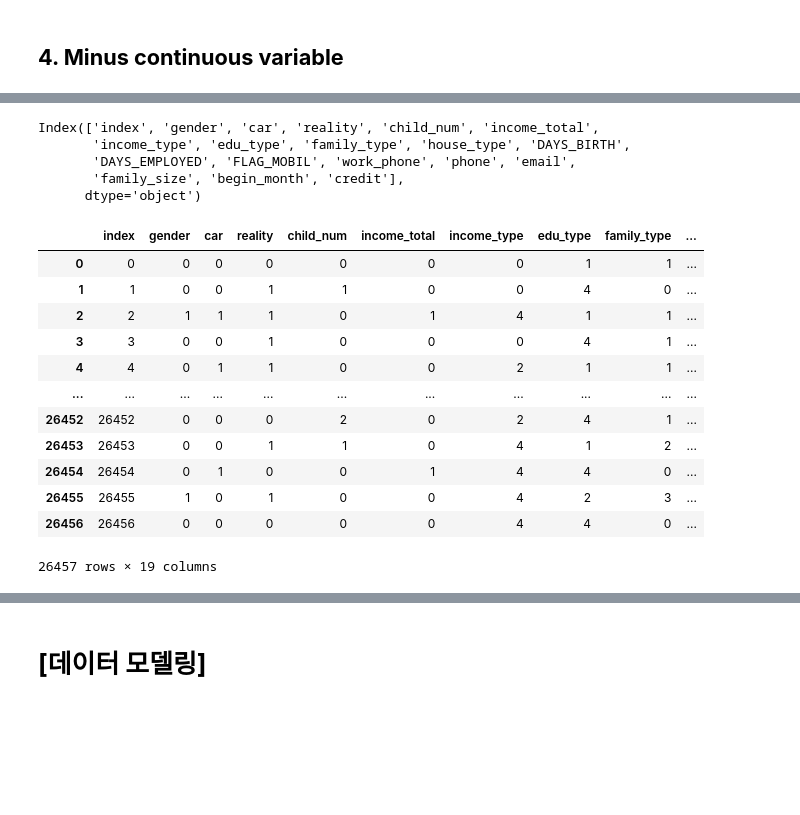
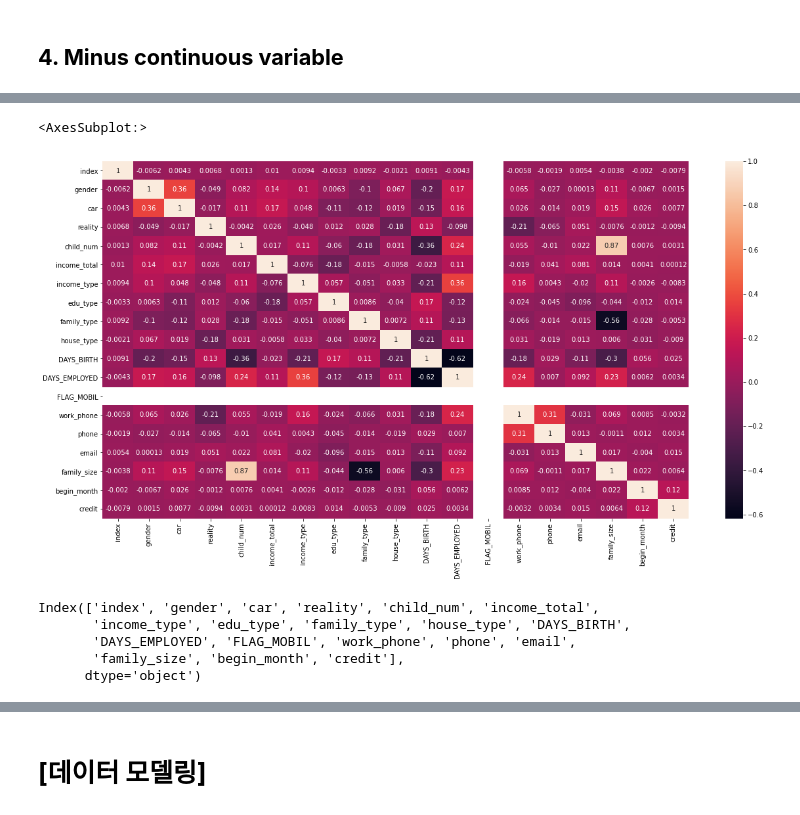
Before and after one commit to Yena-Ahn/Machine-Learning-Study, a Jupyter notebook: credit_card/credit_card_pred.ipynb, the cells around one changed output, grey strips where cells are left out. Cells and saved outputs as stored; diff of their text form; code cells hidden in the pictures; blank space fills up the shorter version.

```diff
--- a/credit_card/credit_card_pred.ipynb
+++ b/credit_card/credit_card_pred.ipynb
@@ -264,0 +494,4 @@ def make_bin(variable, n):
+# %%
+train = train[train['family_size'] <= 7]
+test = test[test['family_size'] <= 7]
+display(train, test)
@@ -265,3 +525,9 @@ def make_bin(variable, n):
+# %%
+plt.figure(figsize=(20,10))
+sns.heatmap(train.corr(), annot=True)
+# %% [output]
+<AxesSubplot:>
+[figure, added]
 # %%
 train.columns
 # %% [output]
@@ -277,16 +538,0 @@ make_bin('begin_month', n=4)
-# %%
-train
-# %% [output]
-|  | index | gender | car | reality | child_num | income_total | income_type | edu_type | family_type | ... |
-| 0 | 0 | 0 | 0 | 0 | 0 | 0 | 0 | 1 | 1 | ... |
-| 1 | 1 | 0 | 0 | 1 | 1 | 0 | 0 | 4 | 0 | ... |
-| 2 | 2 | 1 | 1 | 1 | 0 | 1 | 4 | 1 | 1 | ... |
-| 3 | 3 | 0 | 0 | 1 | 0 | 0 | 0 | 4 | 1 | ... |
-| 4 | 4 | 0 | 1 | 1 | 0 | 0 | 2 | 1 | 1 | ... |
-| ... | ... | ... | ... | ... | ... | ... | ... | ... | ... | ... |
-| 26452 | 26452 | 0 | 0 | 0 | 2 | 0 | 2 | 4 | 1 | ... |
-| 26453 | 26453 | 0 | 0 | 1 | 1 | 0 | 4 | 1 | 2 | ... |
-| 26454 | 26454 | 0 | 1 | 0 | 0 | 1 | 4 | 4 | 0 | ... |
-| 26455 | 26455 | 1 | 0 | 1 | 0 | 0 | 4 | 2 | 3 | ... |
-| 26456 | 26456 | 0 | 0 | 0 | 0 | 0 | 4 | 4 | 0 | ... |
-26457 rows × 19 columns
```
Also changed, not shown: parts of 38 cells of this notebook.
